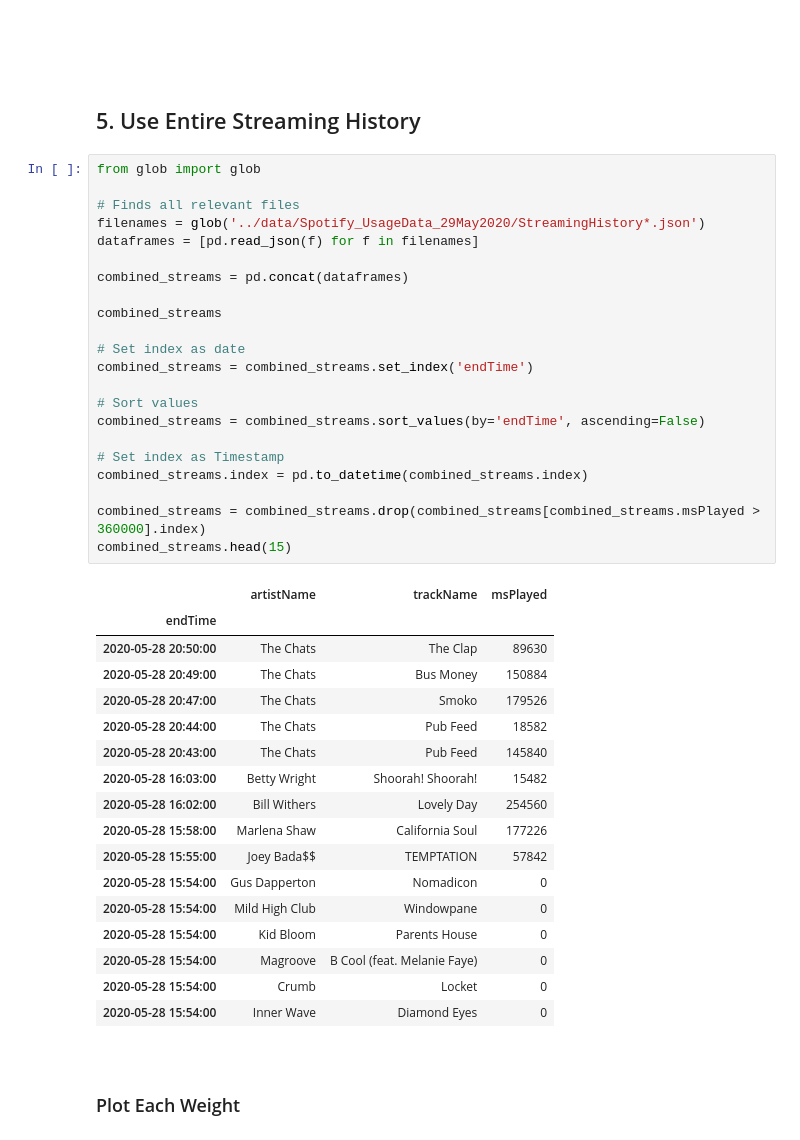
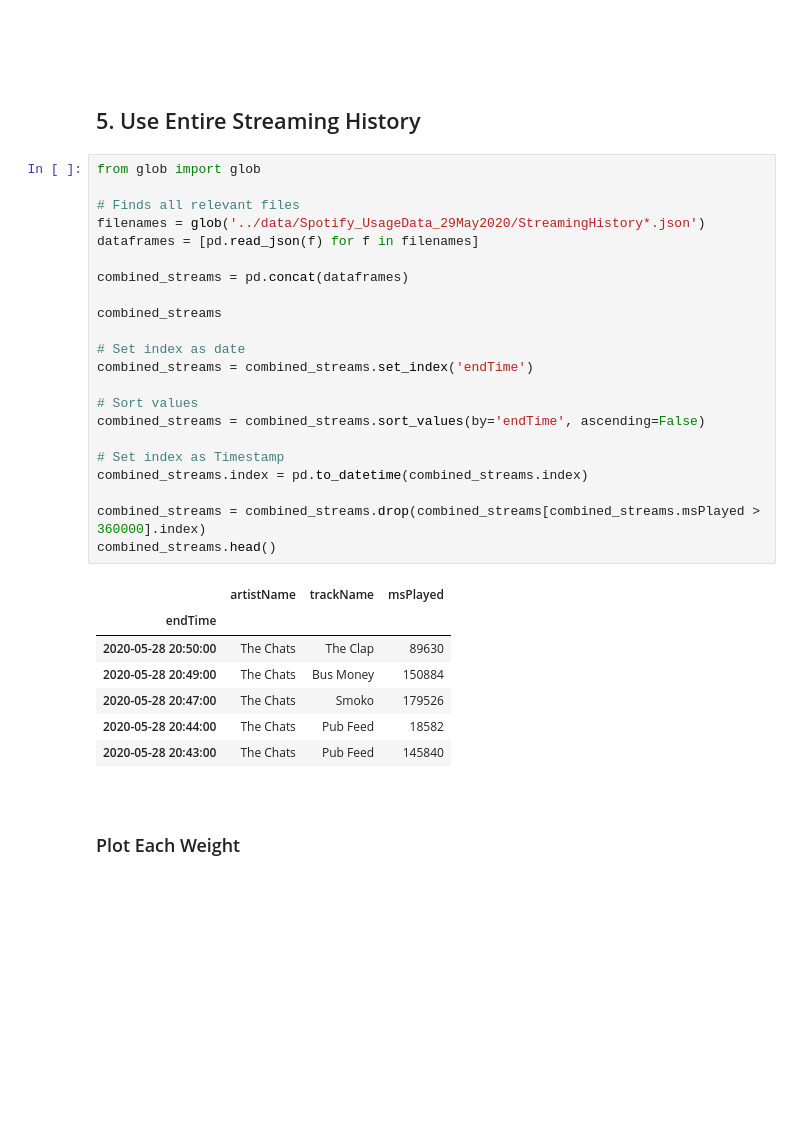
Before and after one commit to jacKlinc/spotify-usage-analysis, a Jupyter notebook: notebooks/Artist_Playtime.ipynb, the cells around one changed output. Cells and saved outputs as stored; diff of their text form; blank space fills up the shorter version.

```diff
--- a/notebooks/Artist_Playtime.ipynb
+++ b/notebooks/Artist_Playtime.ipynb
@@ -322,43 +317,33 @@ bar_plot20(artist_relevance.combinedScore)
 # %%
 from glob import glob
 
 # Finds all relevant files
 filenames = glob('../data/Spotify_UsageData_29May2020/StreamingHistory*.json')
 dataframes = [pd.read_json(f) for f in filenames]
 
 combined_streams = pd.concat(dataframes)
 
 combined_streams
 
 # Set index as date
 combined_streams = combined_streams.set_index('endTime')
 
 # Sort values
 combined_streams = combined_streams.sort_values(by='endTime', ascending=False)
 
 # Set index as Timestamp
 combined_streams.index = pd.to_datetime(combined_streams.index)
 
 combined_streams = combined_streams.drop(combined_streams[combined_streams.msPlayed > 360000].index)
-combined_streams.head(15)
+combined_streams.head()
 # %% [output]
 |  | artistName | trackName | msPlayed |
 | endTime |  |  |  |
 | 2020-05-28 20:50:00 | The Chats | The Clap | 89630 |
 | 2020-05-28 20:49:00 | The Chats | Bus Money | 150884 |
 | 2020-05-28 20:47:00 | The Chats | Smoko | 179526 |
 | 2020-05-28 20:44:00 | The Chats | Pub Feed | 18582 |
 | 2020-05-28 20:43:00 | The Chats | Pub Feed | 145840 |
-| 2020-05-28 16:03:00 | Betty Wright | Shoorah! Shoorah! | 15482 |
-| 2020-05-28 16:02:00 | Bill Withers | Lovely Day | 254560 |
-| 2020-05-28 15:58:00 | Marlena Shaw | California Soul | 177226 |
-| 2020-05-28 15:55:00 | Joey Bada$$ | TEMPTATION | 57842 |
-| 2020-05-28 15:54:00 | Gus Dapperton | Nomadicon | 0 |
-| 2020-05-28 15:54:00 | Mild High Club | Windowpane | 0 |
-| 2020-05-28 15:54:00 | Kid Bloom | Parents House | 0 |
-| 2020-05-28 15:54:00 | Magroove | B Cool (feat. Melanie Faye) | 0 |
-| 2020-05-28 15:54:00 | Crumb | Locket | 0 |
-| 2020-05-28 15:54:00 | Inner Wave | Diamond Eyes | 0 |
 # %% [markdown]
 &nbsp;
 ### Plot Each Weight
```
Also changed, not shown: parts of 13 cells of this notebook.
